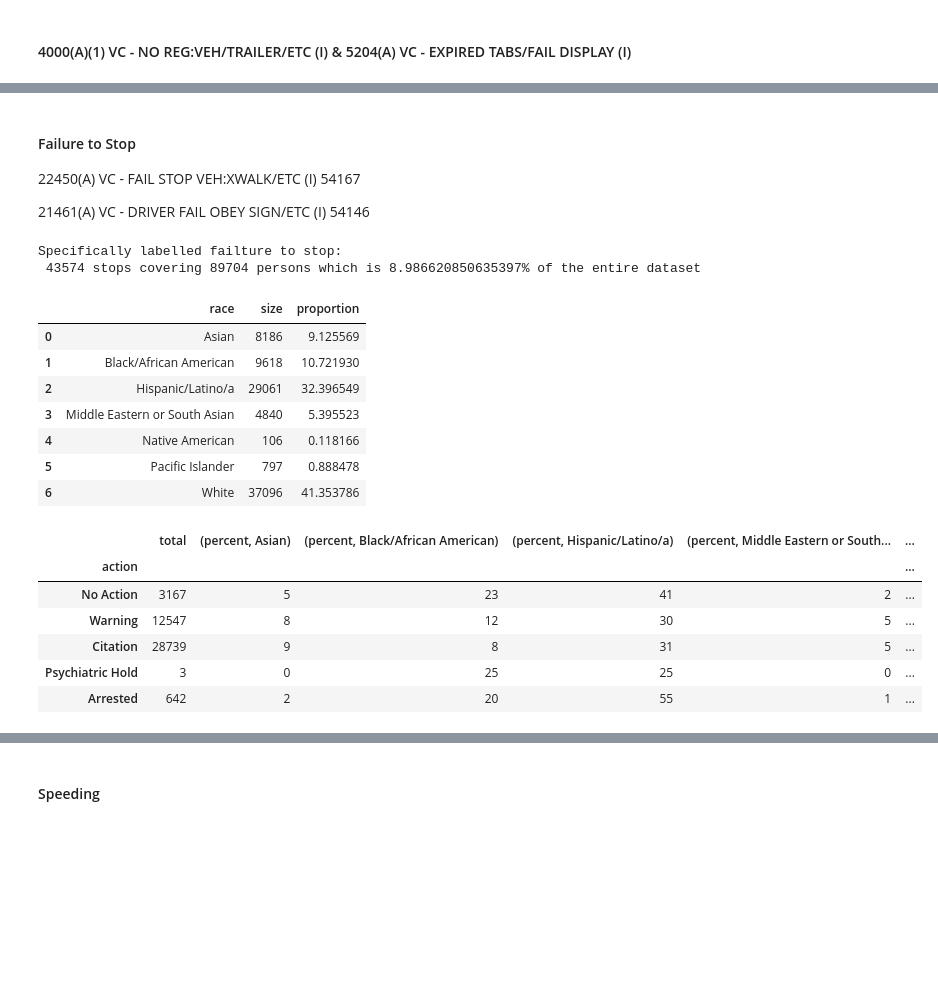
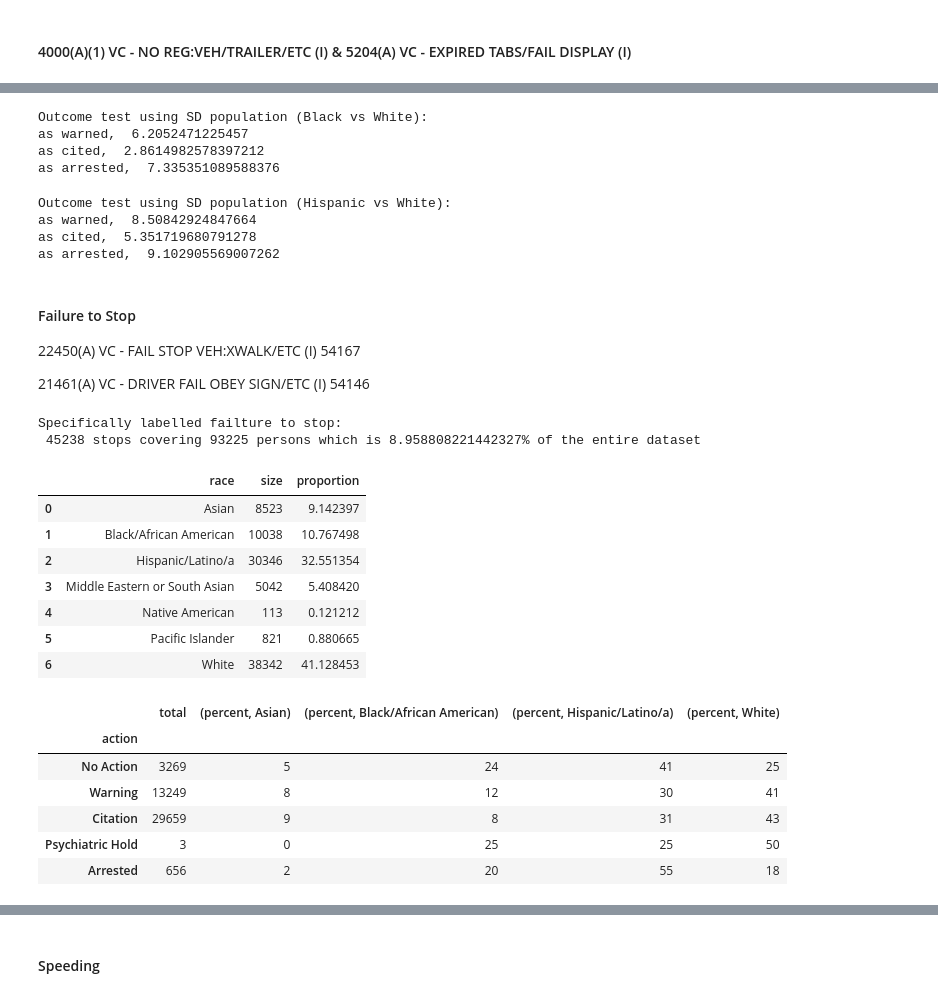
Before and after one commit to FleischerResearchLab/CRJA-analysis, a Jupyter notebook: src/Outcome Tests.ipynb, the cells around one changed output, grey strips where cells are left out. Cells and saved outputs as stored; diff of their text form; code cells hidden in the pictures; blank space fills up the shorter version.

```diff
--- a/src/Outcome Tests.ipynb
+++ b/src/Outcome Tests.ipynb
@@ -113,0 +127,3 @@ df['action'] = df['result'].apply( lambda x: trans[x])
+# %%
+x = df.drop_duplicates(subset = ['stop_id', 'pid']).groupby(['race', 'action'], as_index = False).size()
+x[x['race'].str.contains('Black/African American|Hispanic/Latino/a|White')][x['action'].str.contains('Arrested|Citation|Warning')]
@@ -189,0 +241,3 @@ vc_race
+# %%
+x = vc.drop_duplicates(subset = ['stop_id', 'pid']).groupby(['race', 'action'], as_index = False).size()
+x[x['race'].str.contains('Black/African American|Hispanic/Latino/a|White')][x['action'].str.contains('Arrested|Citation|Warning')]
@@ -270,0 +359,6 @@ reg_race
+# %%
+### match vs. unmatch
+reg_code = [54657, 54168, np.nan]
+reg_match = pd.concat([reg[reg.resulttext == reg.reason_for_stop_code_text],
+                         reg[reg.code.isin(reg_code)]])
+reg_match = reg_match[~reg_match.index.duplicated(keep='first')]
@@ -270,0 +457,3 @@ reg_race
+# %%
+x = reg_match.drop_duplicates(subset = ['stop_id', 'pid']).groupby(['race', 'action'], as_index = False).size()
+x[x['race'].str.contains('Black/African American|Hispanic/Latino/a|White')][x['action'].str.contains('Warning|Citation|Arrested')]
@@ -271,3 +471,27 @@ reg_race
+# %%
+## Outcome tests with SD population
+# Black vs White
+print("Outcome test using SD population (Black vs White):")
+print ("as warned, ", out_vs_pop(1, 2511, 3165))
+print ("as cited, ", out_vs_pop(1, 1395, 3813))
+print ("as arrested, ", out_vs_pop(1, 166, 177))
+# %% [output]
+Outcome test using SD population (Black vs White):
+as warned,  6.2052471225457
+as cited,  2.8614982578397212
+as arrested,  7.335351089588376
+# %%
+## Outcome tests with SD population
+# Hispanic vs White
+print("Outcome test using SD population (Hispanic vs White):")
+print ("as warned, ", out_vs_pop(1, 3443, 3165))
+print ("as cited, ", out_vs_pop(1, 2609, 3813))
+print ("as arrested, ", out_vs_pop(1, 206, 177))
+# %% [output]
+Outcome test using SD population (Hispanic vs White):
+as warned,  8.50842924847664
+as cited,  5.351719680791278
+as arrested,  9.102905569007262
 # %% [markdown]
 #### Failure to Stop
 
@@ -290,7 +514,7 @@ print('Specifically labelled failture to stop:\n',
      )
 # %% [output]
 Specifically labelled failture to stop:
- 43574 stops covering 89704 persons which is 8.986620850635397% of the entire dataset
+ 45238 stops covering 93225 persons which is 8.958808221442327% of the entire dataset
 # %%
 # check the racial distribution of failture to stop
 fail_race = fail.groupby(['race'], as_index=False).size()
@@ -298,37 +522,37 @@ fail_race['proportion'] = fail_race['size'] / fail_race['size'].sum() * 100
 fail_race
 # %% [output]
 |  | race | size | proportion |
-| 0 | Asian | 8186 | 9.125569 |
-| 1 | Black/African American | 9618 | 10.721930 |
-| 2 | Hispanic/Latino/a | 29061 | 32.396549 |
-| 3 | Middle Eastern or South Asian | 4840 | 5.395523 |
-| 4 | Native American | 106 | 0.118166 |
-| 5 | Pacific Islander | 797 | 0.888478 |
-| 6 | White | 37096 | 41.353786 |
+| 0 | Asian | 8523 | 9.142397 |
+| 1 | Black/African American | 10038 | 10.767498 |
+| 2 | Hispanic/Latino/a | 30346 | 32.551354 |
+| 3 | Middle Eastern or South Asian | 5042 | 5.408420 |
+| 4 | Native American | 113 | 0.121212 |
+| 5 | Pacific Islander | 821 | 0.880665 |
+| 6 | White | 38342 | 41.128453 |
 # %%
 ( fail.drop_duplicates(subset = ['stop_id', 'pid'])
      .groupby('action')['stop_id']
      .count()
      .rename('total')
      .to_frame()
      .join(
          fail.groupby(['action','race'])['stop_id']
          .count()
          .rename('percent')
          .to_frame()
          .unstack()
          .fillna(0)
          .apply(lambda x: (100*x/x.sum()).astype(int) , axis=1)
      )
-).reindex(["No Action", "Warning", "Citation", "Psychiatric Hold", "Arrested"])
+).reindex(["No Action", "Warning", "Citation", "Psychiatric Hold", "Arrested"])[cols1]
 # %% [output]
-|  | total | (percent, Asian) | (percent, Black/African American) | (percent, Hispanic/Latino/a) | (percent, Middle Eastern or South... | ... |
-| action |  |  |  |  |  | ... |
-| No Action | 3167 | 5 | 23 | 41 | 2 | ... |
-| Warning | 12547 | 8 | 12 | 30 | 5 | ... |
-| Citation | 28739 | 9 | 8 | 31 | 5 | ... |
-| Psychiatric Hold | 3 | 0 | 25 | 25 | 0 | ... |
-| Arrested | 642 | 2 | 20 | 55 | 1 | ... |
+|  | total | (percent, Asian) | (percent, Black/African American) | (percent, Hispanic/Latino/a) | (percent, White) |
+| action |  |  |  |  |  |
+| No Action | 3269 | 5 | 24 | 41 | 25 |
+| Warning | 13249 | 8 | 12 | 30 | 41 |
+| Citation | 29659 | 9 | 8 | 31 | 43 |
+| Psychiatric Hold | 3 | 0 | 25 | 25 | 50 |
+| Arrested | 656 | 2 | 20 | 55 | 18 |
 # %%
 ( fail.drop_duplicates(subset = ['stop_id', 'pid'])
      .groupby('race')['stop_id']
```
Also changed, not shown: parts of 85 cells of this notebook.
